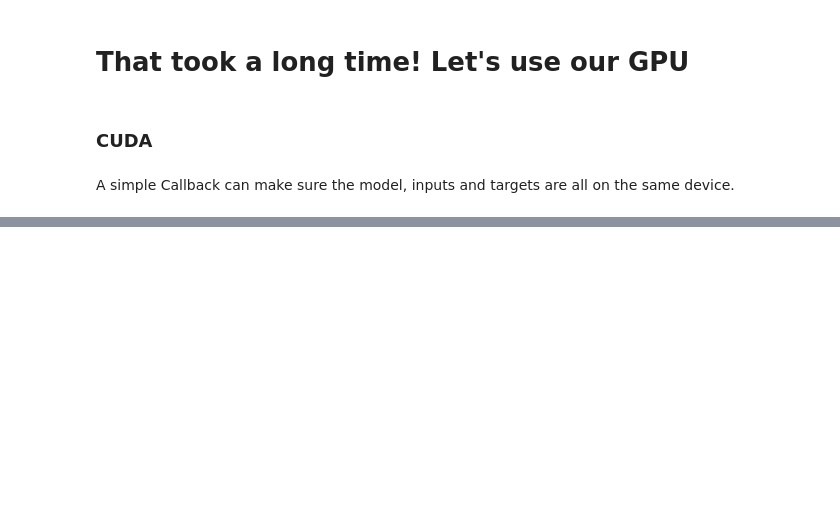
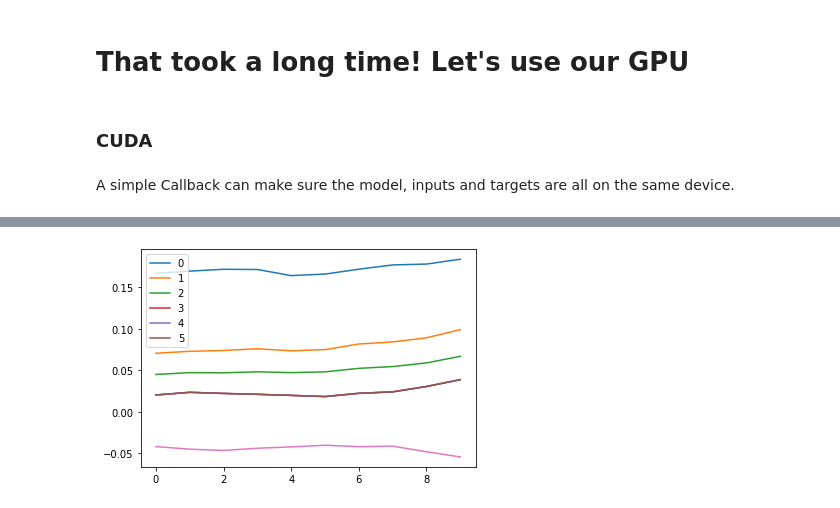
Before and after one commit to briannaflynn/DL-PyTorch-Notes, a Jupyter notebook: How-to-train-your-model.ipynb, the cells around one changed output, grey strips where cells are left out. Cells and saved outputs as stored; diff of their text form; code cells hidden in the pictures; blank space fills up the shorter version.

```diff
--- a/How-to-train-your-model.ipynb
+++ b/How-to-train-your-model.ipynb
@@ -1549,0 +1760,5 @@ A simple Callback can make sure the model, inputs and targets are all on the sam
+# %%
+for l in model.act_means: plt.plot(l[:10])
+plt.legend(range(6));
+# %% [output]
+[figure, added]
```
Also changed, not shown: parts of 40 cells of this notebook.
